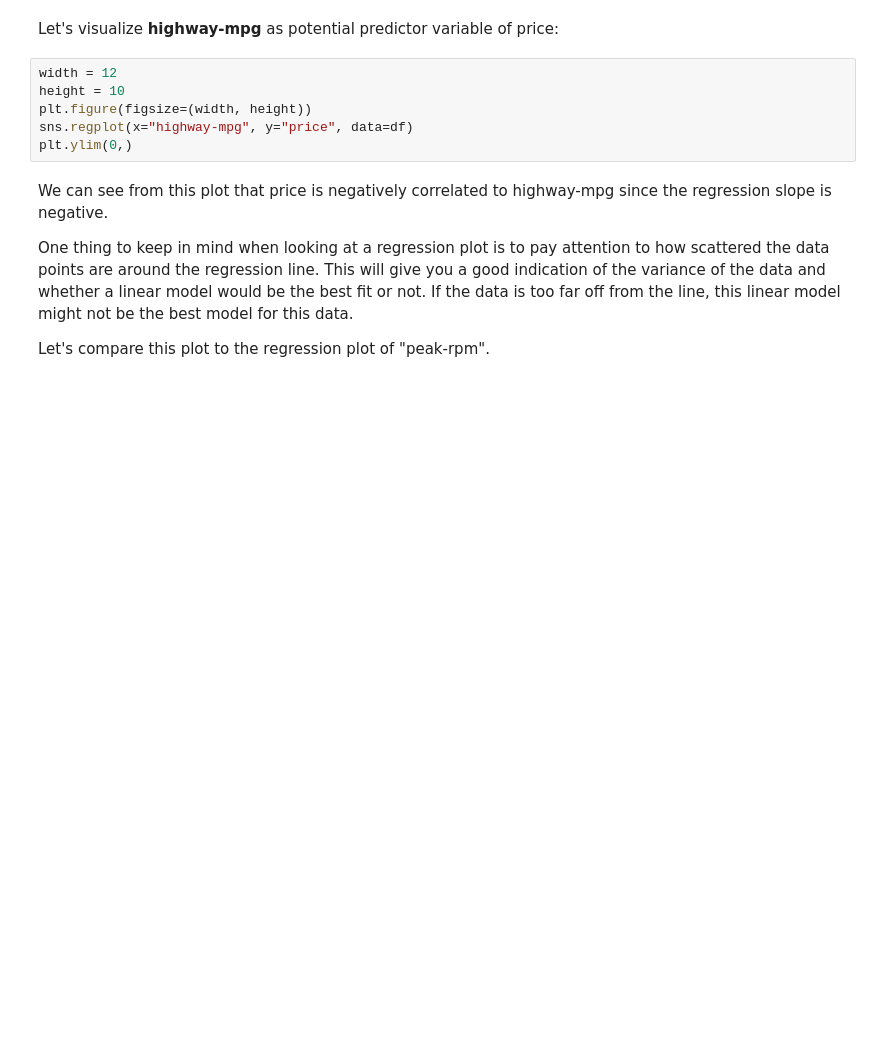
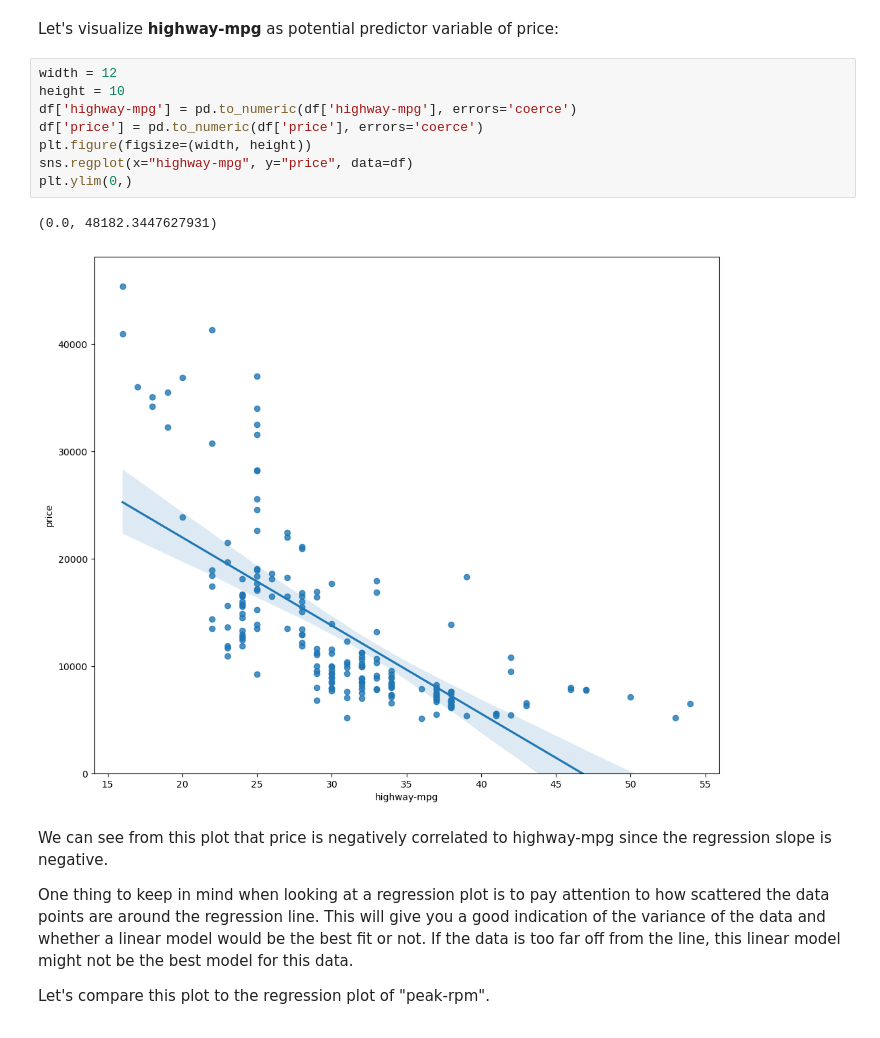
Before and after one commit to eb953/DS, a Jupyter notebook: DA0101EN-4-Review-Model-Development-20231003-1696291200.jupyterlite.ipynb, the cells around one changed output. Cells and saved outputs as stored; diff of their text form; blank space fills up the shorter version.

```diff
--- a/DA0101EN-4-Review-Model-Development-20231003-1696291200.jupyterlite.ipynb
+++ b/DA0101EN-4-Review-Model-Development-20231003-1696291200.jupyterlite.ipynb
@@ -402,9 +402,14 @@ import seaborn as sns
 # %%
 width = 12
 height = 10
+df['highway-mpg'] = pd.to_numeric(df['highway-mpg'], errors='coerce')
+df['price'] = pd.to_numeric(df['price'], errors='coerce')
 plt.figure(figsize=(width, height))
 sns.regplot(x="highway-mpg", y="price", data=df)
 plt.ylim(0,)
+# %% [output]
+(0.0, 48182.3447627931)
+[figure, added]
 # %% [markdown]
 <p>We can see from this plot that price is negatively correlated to highway-mpg since the regression slope is negative.
 
```
Also changed, not shown: parts of 25 cells of this notebook.
